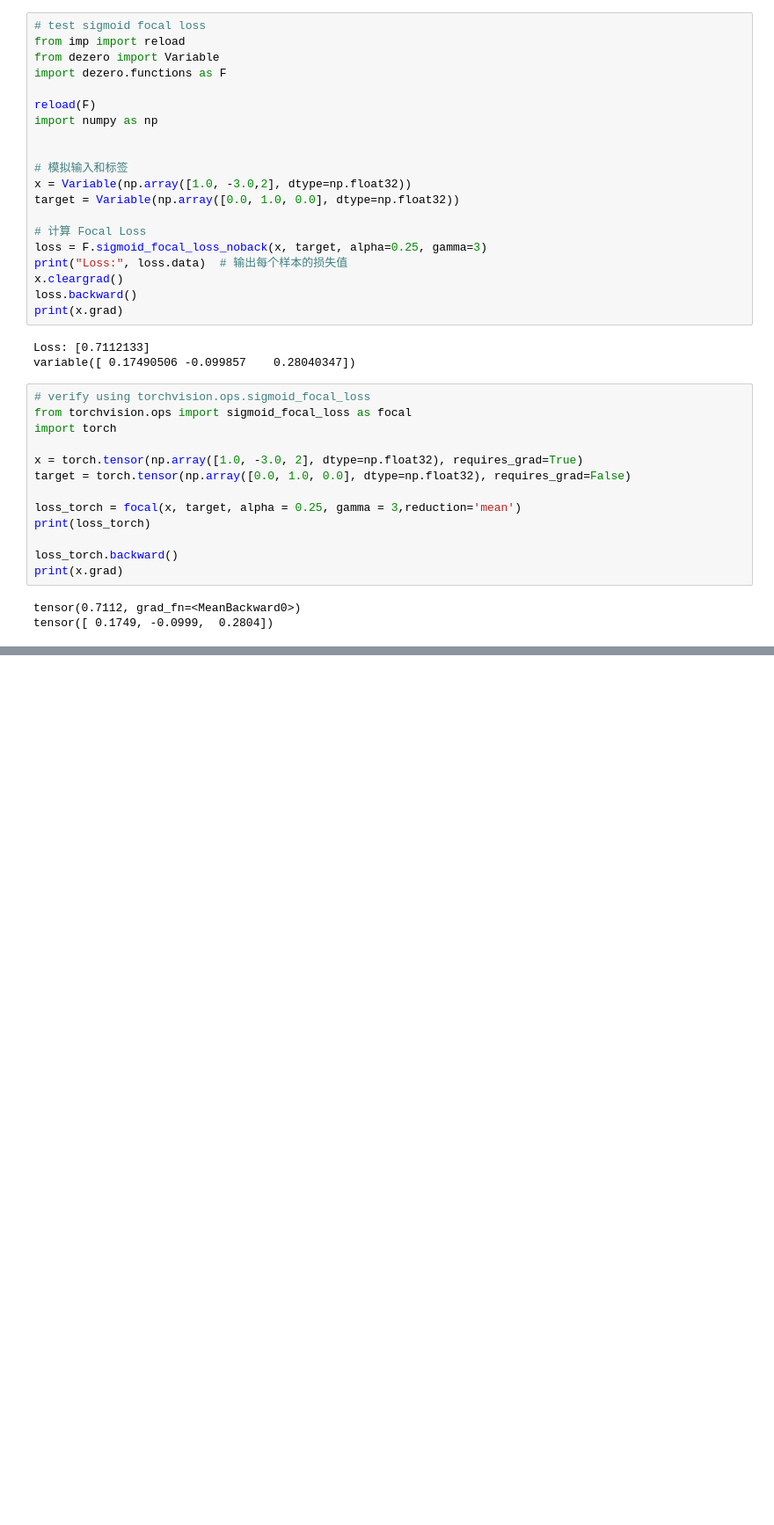
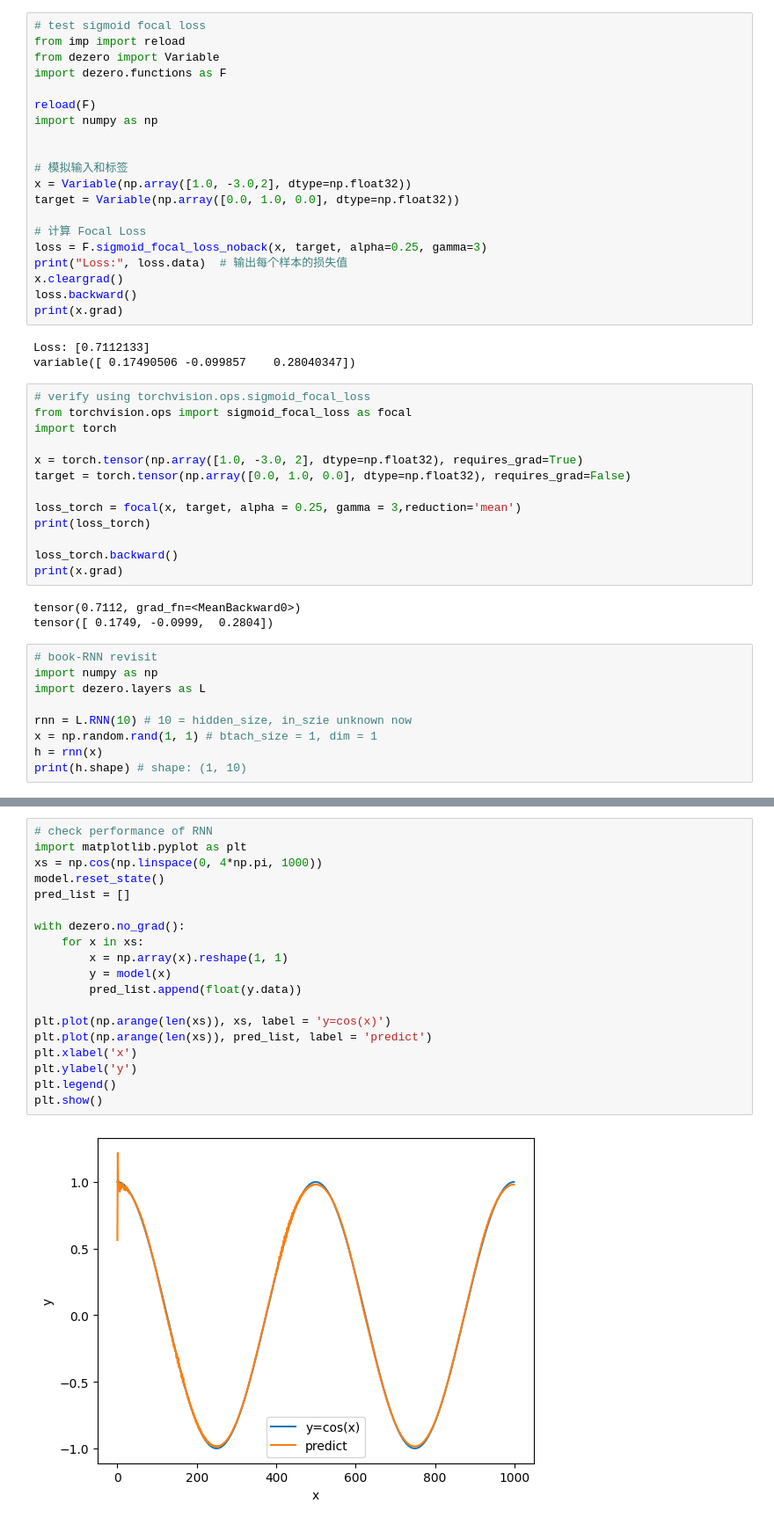
Before and after one commit to xuguy/LLM-from-scratch, a Jupyter notebook: dezero-master/DeZero_test_notes.ipynb, the cells around one changed output, grey strips where cells are left out. Shown: that part at 88% size. Saved outputs shown, nothing was run; the diff lists cells and outputs as text; blank space fills up the shorter version.

```diff
--- a/dezero-master/DeZero_test_notes.ipynb
+++ b/dezero-master/DeZero_test_notes.ipynb
@@ -1181,3 +1182,12 @@ print(x.grad)
 # %% [output]
 tensor(0.7112, grad_fn=<MeanBackward0>)
 tensor([ 0.1749, -0.0999,  0.2804])
+# %%
+# book-RNN revisit
+import numpy as np
+import dezero.layers as L
+
+rnn = L.RNN(10) # 10 = hidden_size, in_szie unknown now
+x = np.random.rand(1, 1) # btach_size = 1, dim = 1
+h = rnn(x)
+print(h.shape) # shape: (1, 10)
@@ -1183,0 +1310,21 @@ tensor([ 0.1749, -0.0999,  0.2804])
+# %%
+# check performance of RNN
+import matplotlib.pyplot as plt
+xs = np.cos(np.linspace(0, 4*np.pi, 1000))
+model.reset_state()
+pred_list = []
+
+with dezero.no_grad():
+    for x in xs:
+        x = np.array(x).reshape(1, 1)
+        y = model(x)
+        pred_list.append(float(y.data))
+
+plt.plot(np.arange(len(xs)), xs, label = 'y=cos(x)')
+plt.plot(np.arange(len(xs)), pred_list, label = 'predict')
+plt.xlabel('x')
+plt.ylabel('y')
+plt.legend()
+plt.show()
+# %% [output]
+[figure, added]
```
Also changed, not shown: parts of 5 cells of this notebook, 9 other files.
